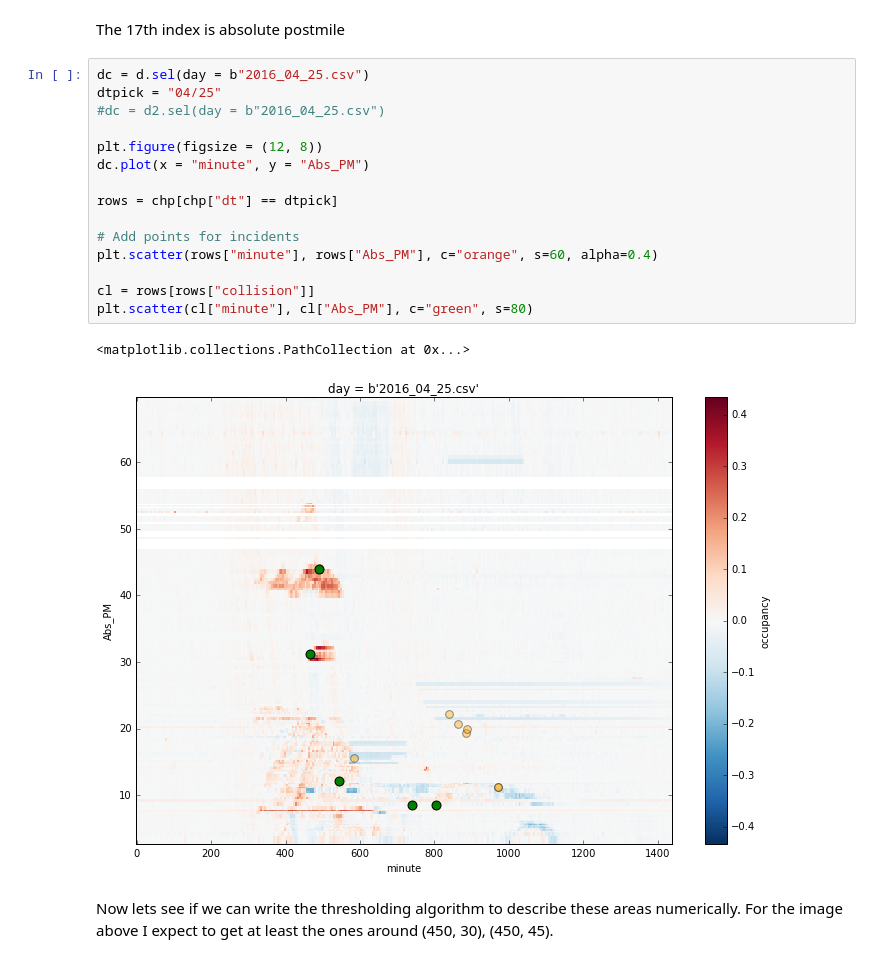
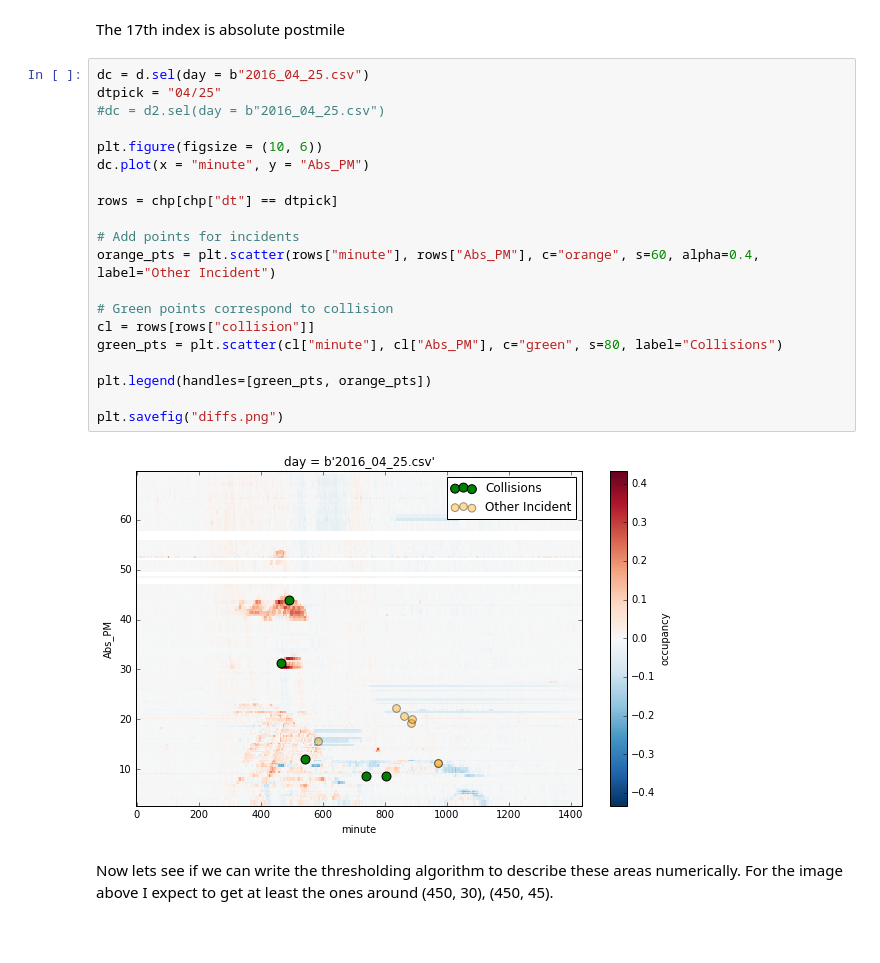
Before and after one commit to clarkfitzg/eci256project, a Jupyter notebook: plots.ipynb, the cells around one changed output. Cells and saved outputs as stored; diff of their text form; blank space fills up the shorter version.

```diff
--- a/plots.ipynb
+++ b/plots.ipynb
@@ -70,21 +70,25 @@ The 17th index is absolute postmile
 # %%
 dc = d.sel(day = b"2016_04_25.csv")
 dtpick = "04/25"
 #dc = d2.sel(day = b"2016_04_25.csv")
 
-plt.figure(figsize = (12, 8))
+plt.figure(figsize = (10, 6))
 dc.plot(x = "minute", y = "Abs_PM")
 
 rows = chp[chp["dt"] == dtpick]
 
 # Add points for incidents
-plt.scatter(rows["minute"], rows["Abs_PM"], c="orange", s=60, alpha=0.4)
+orange_pts = plt.scatter(rows["minute"], rows["Abs_PM"], c="orange", s=60, alpha=0.4, label="Other Incident")
 
+# Green points correspond to collision
 cl = rows[rows["collision"]]
-plt.scatter(cl["minute"], cl["Abs_PM"], c="green", s=80)
+green_pts = plt.scatter(cl["minute"], cl["Abs_PM"], c="green", s=80, label="Collisions")
+
+plt.legend(handles=[green_pts, orange_pts])
+
+plt.savefig("diffs.png")
 # %% [output]
-<matplotlib.collections.PathCollection at 0x...>
-[figure, old version]
+[figure, new version]
 # %% [markdown]
 Now lets see if we can write the thresholding algorithm to describe these areas numerically. For the image above I expect to get at least the ones around (450, 30), (450, 45).
 # %%
```
Also changed, not shown: parts of 3 cells of this notebook, 8 other files.
